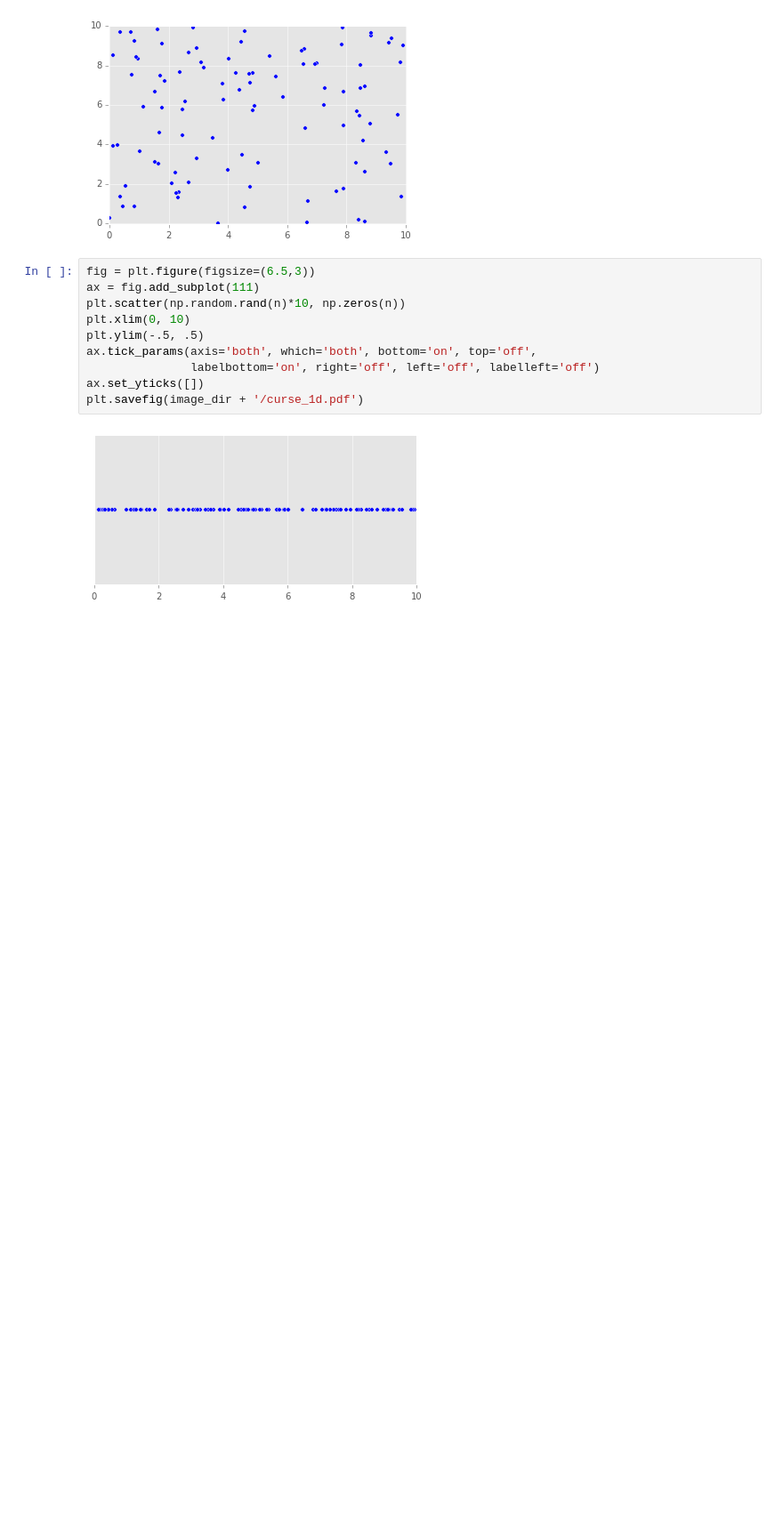
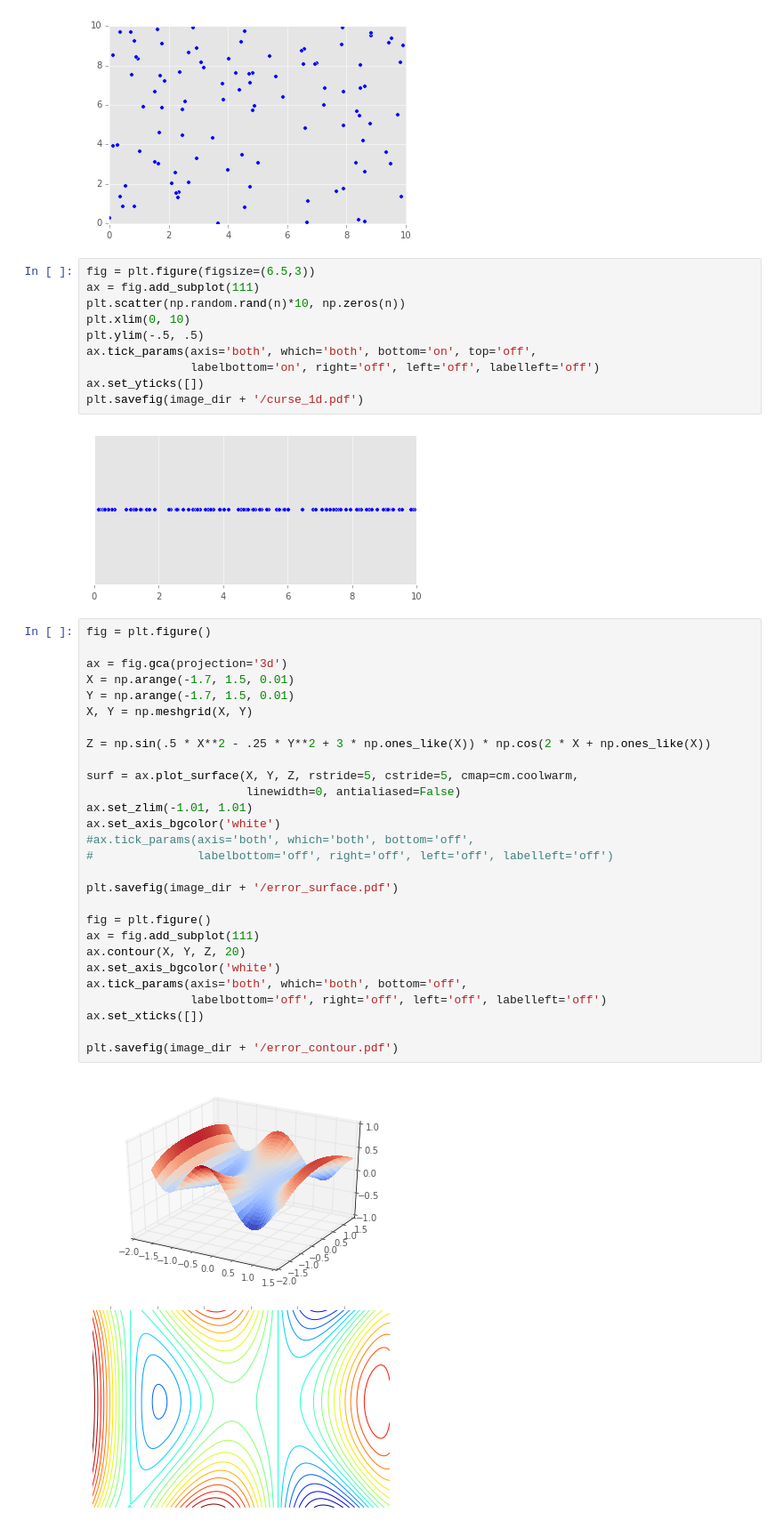
Before and after one commit to rubenvereecken/thesis, a Jupyter notebook: notebooks/Theory.ipynb, the cells around one changed output. Shown: that part at 89% size. Cells and saved outputs as stored; diff of their text form; blank space fills up the shorter version.

```diff
--- a/notebooks/Theory.ipynb
+++ b/notebooks/Theory.ipynb
@@ -128,3 +128,34 @@ ax.set_yticks([])
 plt.savefig(image_dir + '/curse_1d.pdf')
 # %% [output]
 [figure]
+# %%
+fig = plt.figure()
+
+ax = fig.gca(projection='3d')
+X = np.arange(-1.7, 1.5, 0.01)
+Y = np.arange(-1.7, 1.5, 0.01)
+X, Y = np.meshgrid(X, Y)
+
+Z = np.sin(.5 * X**2 - .25 * Y**2 + 3 * np.ones_like(X)) * np.cos(2 * X + np.ones_like(X))
+
+surf = ax.plot_surface(X, Y, Z, rstride=5, cstride=5, cmap=cm.coolwarm,
+                       linewidth=0, antialiased=False)
+ax.set_zlim(-1.01, 1.01)
+ax.set_axis_bgcolor('white')
+#ax.tick_params(axis='both', which='both', bottom='off',
+#               labelbottom='off', right='off', left='off', labelleft='off')
+
+plt.savefig(image_dir + '/error_surface.pdf')
+
+fig = plt.figure()
+ax = fig.add_subplot(111)
+ax.contour(X, Y, Z, 20)
+ax.set_axis_bgcolor('white')
+ax.tick_params(axis='both', which='both', bottom='off',
+               labelbottom='off', right='off', left='off', labelleft='off')
+ax.set_xticks([])
+
+plt.savefig(image_dir + '/error_contour.pdf')
+# %% [output]
+[figure, added]
+[figure, added]
```
Also changed, not shown: parts of 4 cells of this notebook, 11 other files.
